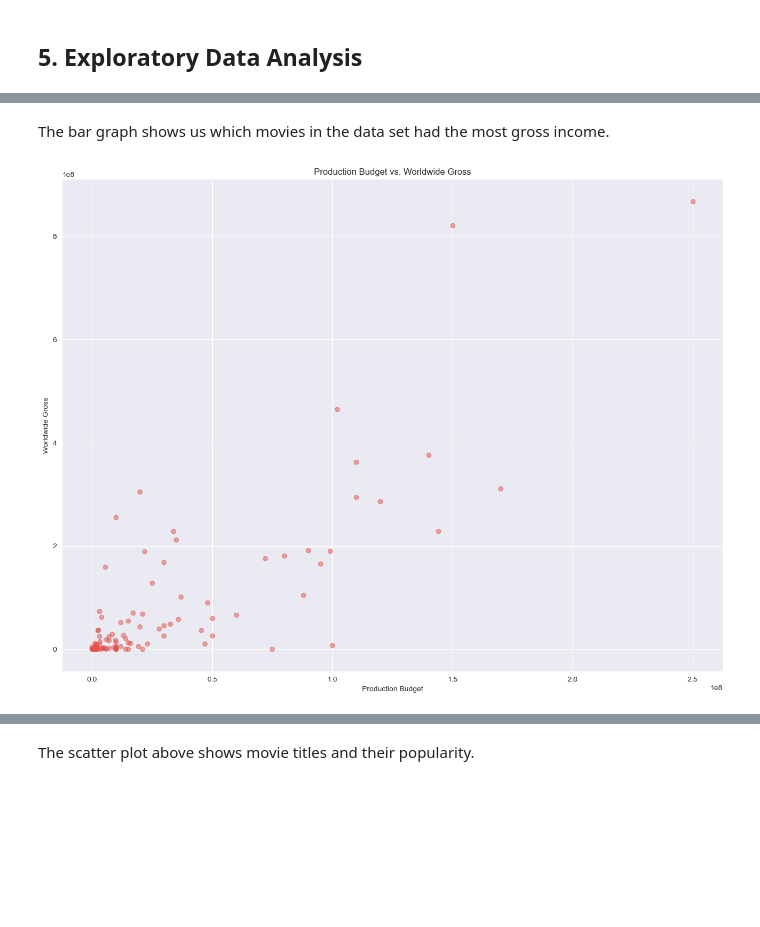
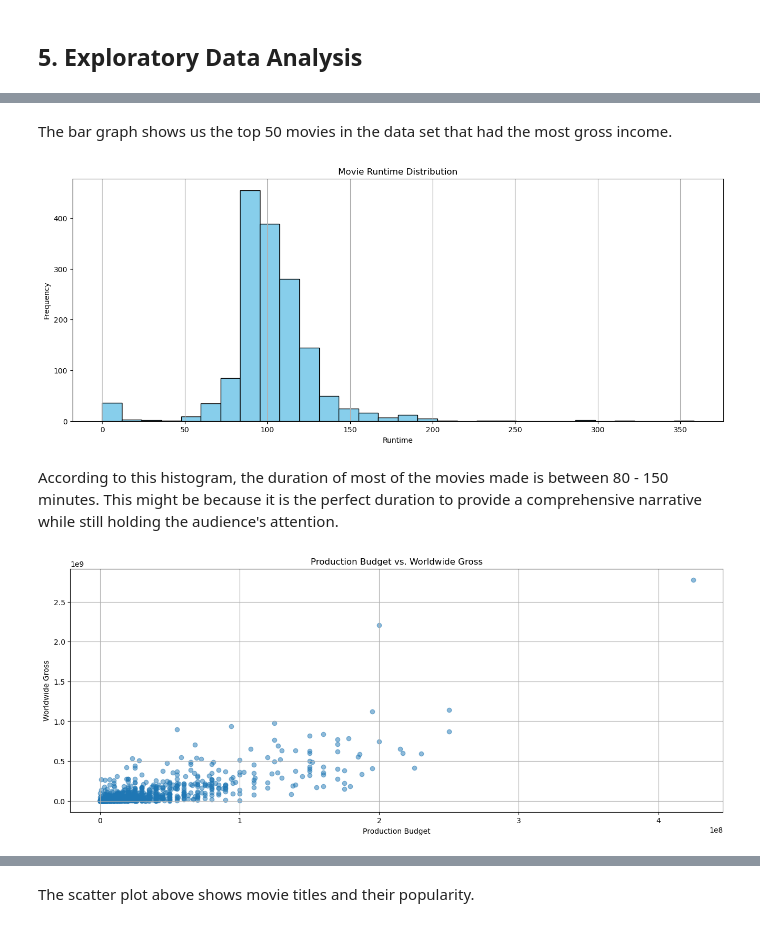
Before and after one commit to Bree-009/A-Boxoffice-Analysis, a Jupyter notebook: a_boxoffice_analysis.ipynb, the cells around one changed output, grey strips where cells are left out. Cells and saved outputs as stored; diff of their text form; code cells hidden in the pictures; blank space fills up the shorter version.

```diff
--- a/a_boxoffice_analysis.ipynb
+++ b/a_boxoffice_analysis.ipynb
@@ -392,6 +426,6 @@ worldwide_gross      0
 dtype: int64
 # %%
 # Selecting relevant columns.
-movie_budgets_1 = movie_budgets[[ "production_budget", "worldwide_gross"]]
+movie_budgets_1 = movie_budgets[["movie", "production_budget", "worldwide_gross"]]
 movie_budgets_1
 # %% [output]
@@ -550,9 +586,13 @@ movie_budgets_1.dtypes
 production_budget    object
 worldwide_gross      object
 dtype: object
-# %%
-movie_budgets_1['worldwide_gross'] = movie_budgets_1['worldwide_gross'].replace({'\$': '', ',': ''}, regex=True).astype(float)
-movie_budgets_1['production_budget'] = movie_budgets_1['production_budget'].replace({'\$': '', ',': ''}, regex=True).astype(float)
-
-movie_budgets_1.loc[:, 'worldwide_gross'] = pd.to_numeric(movie_budgets_1['worldwide_gross'])
-movie_budgets_1.loc[:, 'production_budget'] = pd.to_numeric(movie_budgets_1['production_budget'])
+# %%
+# Removing '$' and ',' from 'worldwide_gross' and 'production_budget' columns
+movie_budgets_1.loc[:, 'worldwide_gross'] = movie_budgets_1['worldwide_gross'].replace({'\$': '', ',': ''}, regex=True)
+movie_budgets_1.loc[:, 'production_budget'] = movie_budgets_1['production_budget'].replace({'\$': '', ',': ''}, regex=True)
+
+# Converting the columns to numeric type
+movie_budgets_1.loc[:, 'worldwide_gross'] = pd.to_numeric(movie_budgets_1['worldwide_gross'])
+movie_budgets_1.loc[:, 'production_budget'] = pd.to_numeric(movie_budgets_1['production_budget'])
+
+print(movie_budgets_1)
@@ -833,18 +939,39 @@ plt.show()
 # %% [markdown]
-The bar graph shows us which movies in the data set had the most gross income.
+The bar graph shows us the top 50 movies in the data set that had the most gross income.
+# %%
+# remove 'minutes' from runtime and replace 'nan' with 0.
+# convert runtime to numeric
+movie_info_1.loc[:, 'runtime'] = movie_info_1['runtime'].replace({'minutes': '', 'nan': '0'}, regex=True)
+movie_info_1.loc[:, 'runtime'] = pd.to_numeric(movie_info_1['runtime'])
+
+
+# Histogram of movie runtime
+plt.figure(figsize=(16, 6))
+plt.hist(movie_info_1['runtime'], bins=30, color='skyblue', edgecolor='black')
+plt.title('Movie Runtime Distribution')
+plt.xlabel('Runtime')
+plt.ylabel('Frequency')
+plt.grid(axis='x')  # Adding gridlines
+
+plt.show()
+# %% [output]
+[figure, added]
+# %% [markdown]
+According to this histogram, the duration of most of the movies made is between 80 - 150 minutes.
+This might be because it is the perfect duration to provide a comprehensive narrative while still holding the audience's attention.
 # %%
 #production budget against world wide gross (movie_budgets_1)
 
-# Sample a subset of 20 rows
-sampled_data = movie_budgets_1.sample(n=100)
+# Sample a subset of 1000 rows
+sampled_data = movie_budgets_1.sample(n=1000)
 
 # Plotting 'worldwide_gross' against 'production_budget' for the sampled data
-plt.figure(figsize=(16, 12))
+plt.figure(figsize=(16, 6))
 plt.scatter(sampled_data['production_budget'], sampled_data['worldwide_gross'], alpha=0.5)
 plt.title('Production Budget vs. Worldwide Gross')
 plt.xlabel('Production Budget')
 plt.ylabel('Worldwide Gross')
 plt.grid(True)
 plt.show()
 # %% [output]
-[figure, old version]
+[figure, new version]
```
Also changed, not shown: parts of 71 cells of this notebook.
